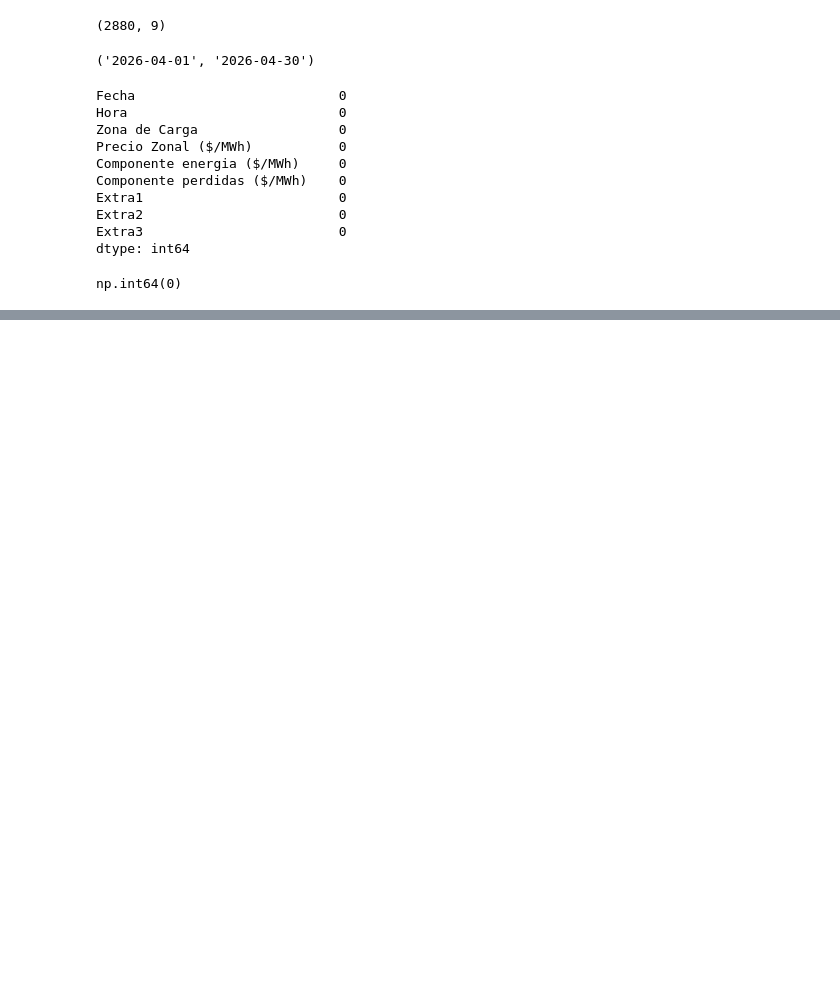
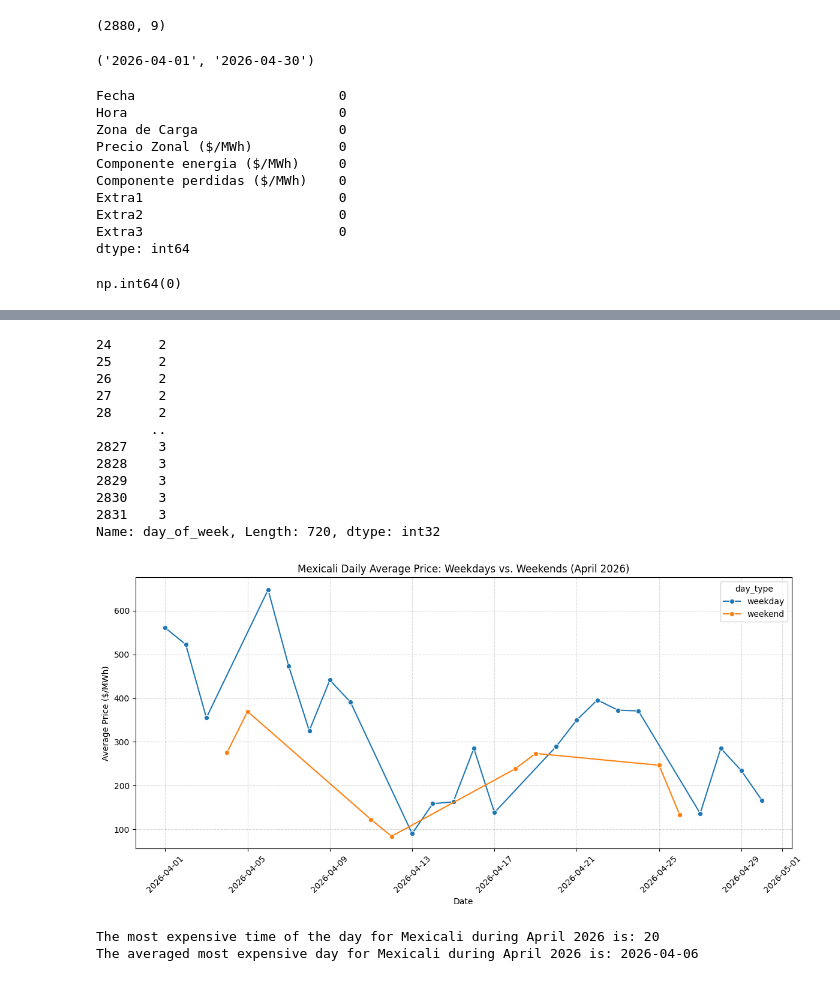
Before and after one commit to PimientaPepper20/mexico-energy-market-forecast, a Jupyter notebook: notebooks/02_data_forecastingpreparation.ipynb, the cells around one changed output, grey strips where cells are left out. Drawn from its saved outputs; the diff is of its cells as text; code cells hidden in the pictures; blank space fills up the shorter version.

```diff
--- a/notebooks/02_data_forecastingpreparation.ipynb
+++ b/notebooks/02_data_forecastingpreparation.ipynb
@@ -74,0 +126,69 @@ df.to_csv("C:/Users/Dianalaura Cueto/Electricity Prices Forecast/data/Clean/Baja
+# %%
+import numpy as np
+import seaborn as sns
+
+mexicali["day_of_week"] = mexicali["Datetime"].dt.dayofweek
+print(mexicali["day_of_week"])
+#create date of week monday tuesday
+
+# Classify as Weekday (0-4) or Weekend (5-6)
+mexicali["day_type"] = np.where(mexicali["day_of_week"] < 5, "weekday", "weekend")
+
+#calculate average
+daily_avg = (
+    mexicali.groupby([mexicali["Datetime"].dt.date, "day_type"])["Precio"]
+    .mean()
+    .reset_index()
+)
+daily_avg.columns = ["date", "day_type", "average_precio"]
+
+
+#Plot
+
+plt.figure(figsize=(12, 6))
+sns.lineplot(
+    data=daily_avg,
+    x="date",
+    y="average_precio",
+    hue="day_type",
+    marker="o",
+    palette={"weekday": "#1f77b4", "weekend": "#ff7f0e"},
+)
+
+plt.title("Mexicali Daily Average Price: Weekdays vs. Weekends (April 2026)")
+plt.xlabel("Date")
+plt.ylabel("Average Price ($/MWh)")
+plt.xticks(rotation=45)
+plt.grid(True, linestyle="--", alpha=0.5)
+plt.tight_layout()
+plt.show()
+# %% [output]
+24      2
+25      2
+26      2
+27      2
+28      2
+       ..
+2827    3
+2828    3
+2829    3
+2830    3
+2831    3
+Name: day_of_week, Length: 720, dtype: int32
+[figure, added]
+# %%
+#OBSERVATIONS FOR MEXICALI APRIL 2026
+
+#Most expensive time of the day
+mexicali_hourly_max=mexicali.groupby(mexicali["Datetime"].dt.hour)["Precio"].mean().idxmax()
+print(f"The most expensive time of the day for Mexicali during April 2026 is: {mexicali_hourly_max}")
+
+
+#Most expensive time of the month
+mexicali_daily_max= mexicali.groupby(mexicali["Datetime"].dt.date)["Precio"].mean().idxmax()
+print(f"The averaged most expensive day for Mexicali during April 2026 is: {mexicali_daily_max}")
+
+#Average prices: difference between weekdays and weekends
+# %% [output]
+The most expensive time of the day for Mexicali during April 2026 is: 20
+The averaged most expensive day for Mexicali during April 2026 is: 2026-04-06
```
Also changed, not shown: parts of 28 cells of this notebook, 3 other files.
